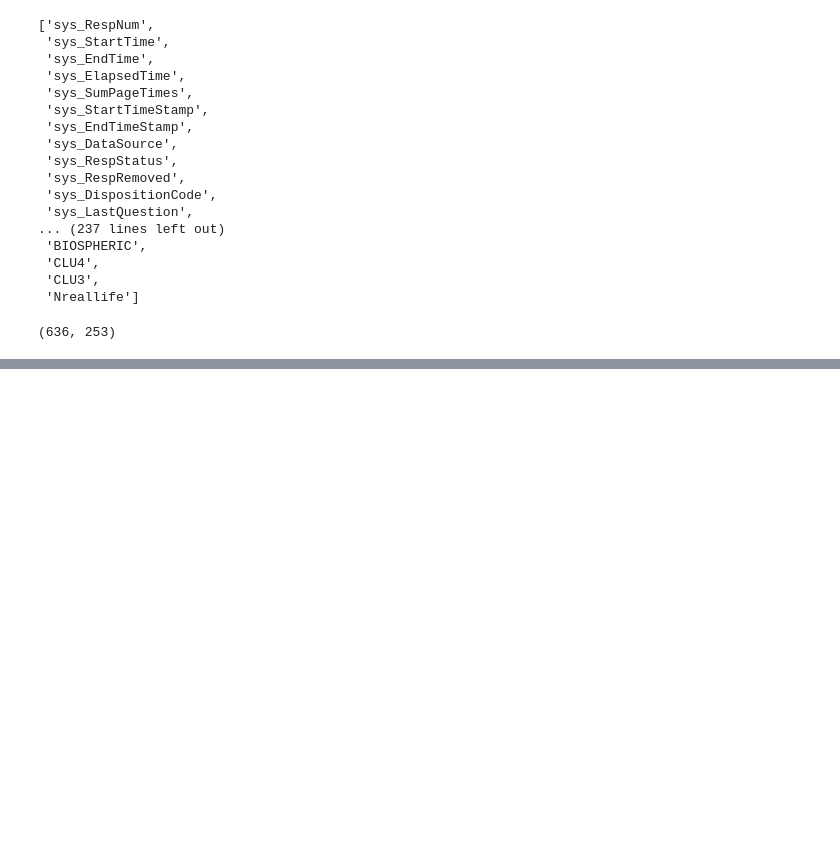
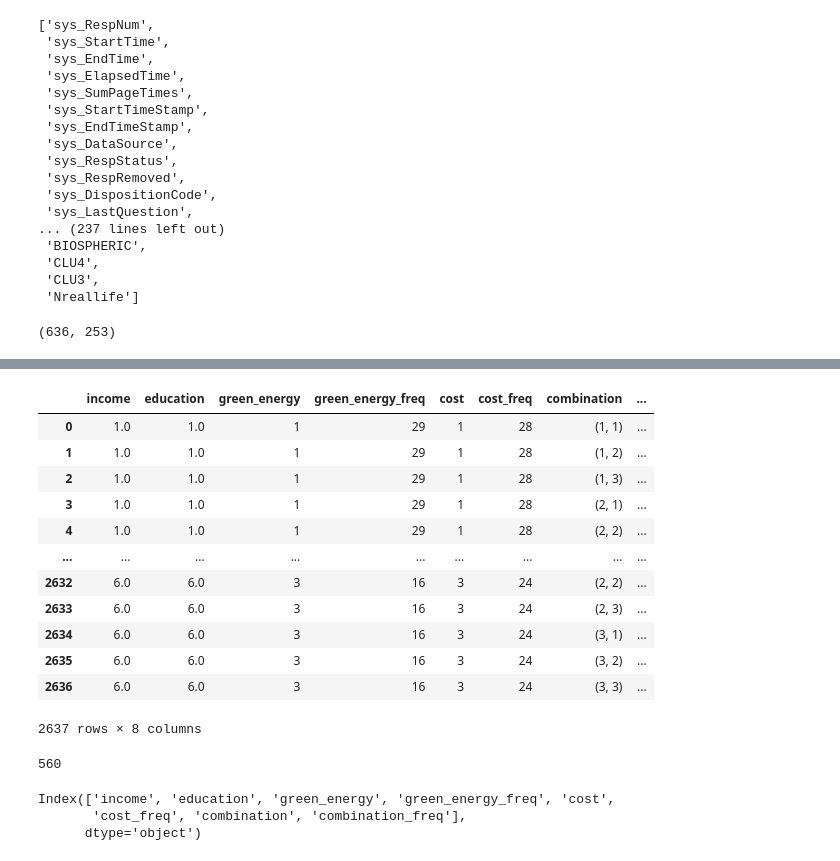
Before and after one commit to pengningyi/EnergyPreferences, a Jupyter notebook: data/survey.ipynb, the cells around one changed output, grey strips where cells are left out. Drawn from its saved outputs; the diff is of its cells as text; code cells hidden in the pictures; blank space fills up the shorter version.

```diff
--- a/data/survey.ipynb
+++ b/data/survey.ipynb
@@ -205,0 +93,33 @@ target_columns = [ 'CurrentRenewables', 'CurrentRenewables_1_other', 'CurrentPri
+# %%
+freq_data = []
+
+# 逐行计算频率
+for _, row in df.iterrows():
+    row_income = row['Income']
+    row_education = row['Education']
+
+    for CBC_col, mappings in mapping.items():
+        none_col = CBC_col + '_none'
+
+        if row[none_col] == 1:
+            green_energy_level = mappings['green_energy'][row[CBC_col]]
+            cost_level = mappings['cost'][row[CBC_col]]
+
+            freq_data.append({
+                'income': row_income,
+                'education': row_education,
+                'green_energy': green_energy_level,
+                'cost': cost_level,
+                'combination': (green_energy_level, cost_level)
+            })
+
+# 转换为 DataFrame
+freq_df = pd.DataFrame(freq_data)
+
+# 按 income 和 education 计算 green_energy 和 cost 的单独频率和联合频率
+green_energy_freq = freq_df.groupby(['income', 'education', 'green_energy']).size().reset_index(name='green_energy_freq')
+cost_freq = freq_df.groupby(['income', 'education', 'cost']).size().reset_index(name='cost_freq')
+combination_freq = freq_df.groupby(['income', 'education', 'combination']).size().reset_index(name='combination_freq')
+
+
+combination_freq
@@ -205,0 +158,30 @@ target_columns = [ 'CurrentRenewables', 'CurrentRenewables_1_other', 'CurrentPri
+# %%
+
+# 合并频率表
+merged_freq = green_energy_freq.merge(cost_freq, on=['income', 'education'], how='outer')
+merged_freq = merged_freq.merge(combination_freq, on=['income', 'education'], how='outer')
+merged_freq
+# %% [output]
+|  | income | education | green_energy | green_energy_freq | cost | cost_freq | combination | ... |
+| 0 | 1.0 | 1.0 | 1 | 29 | 1 | 28 | (1, 1) | ... |
+| 1 | 1.0 | 1.0 | 1 | 29 | 1 | 28 | (1, 2) | ... |
+| 2 | 1.0 | 1.0 | 1 | 29 | 1 | 28 | (1, 3) | ... |
+| 3 | 1.0 | 1.0 | 1 | 29 | 1 | 28 | (2, 1) | ... |
+| 4 | 1.0 | 1.0 | 1 | 29 | 1 | 28 | (2, 2) | ... |
+| ... | ... | ... | ... | ... | ... | ... | ... | ... |
+| 2632 | 6.0 | 6.0 | 3 | 16 | 3 | 24 | (2, 2) | ... |
+| 2633 | 6.0 | 6.0 | 3 | 16 | 3 | 24 | (2, 3) | ... |
+| 2634 | 6.0 | 6.0 | 3 | 16 | 3 | 24 | (3, 1) | ... |
+| 2635 | 6.0 | 6.0 | 3 | 16 | 3 | 24 | (3, 2) | ... |
+| 2636 | 6.0 | 6.0 | 3 | 16 | 3 | 24 | (3, 3) | ... |
+2637 rows × 8 columns
+# %%
+total_by_income[total_by_income["income"] == 1]["total_income"].to_list()[0]
+# %% [output]
+560
+# %%
+merged_freq.columns
+# %% [output]
+Index(['income', 'education', 'green_energy', 'green_energy_freq', 'cost',
+       'cost_freq', 'combination', 'combination_freq'],
+      dtype='object')
```
Also changed, not shown: parts of 23 cells of this notebook, 28 other files.
